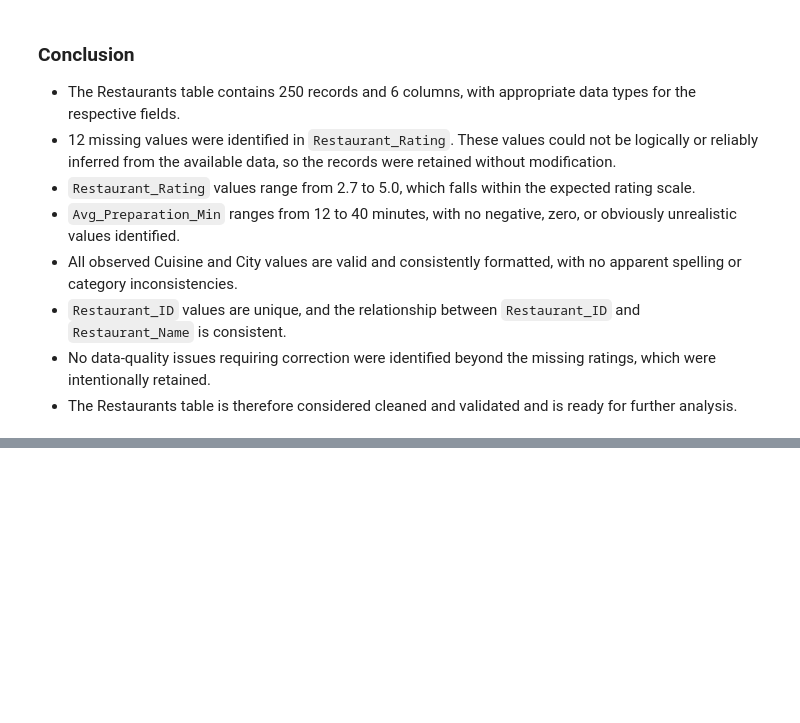
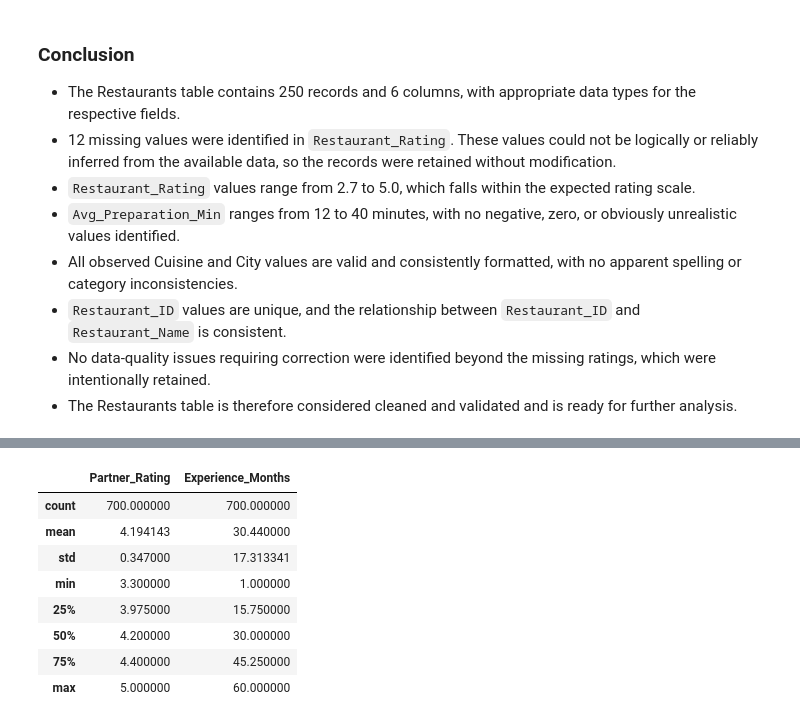
Before and after one commit to saradlakandri/Food-Delivery-Operations-Customer-Analytics, a Jupyter notebook: Python/Food_Delivery_Operations_Customer_Analytics.ipynb, the cells around one changed output, grey strips where cells are left out. Drawn from its saved outputs; the diff is of its cells as text; code cells hidden in the pictures; blank space fills up the shorter version.

```diff
--- a/Python/Food_Delivery_Operations_Customer_Analytics.ipynb
+++ b/Python/Food_Delivery_Operations_Customer_Analytics.ipynb
@@ -1201,0 +1271,14 @@ No. of duplicate value under ID columns is:  0
+# %%
+## Checking the statistical summary and valid range of numerical columns
+
+delivery_partners.describe()
+# %% [output]
+|  | Partner_Rating | Experience_Months |
+| count | 700.000000 | 700.000000 |
+| mean | 4.194143 | 30.440000 |
+| std | 0.347000 | 17.313341 |
+| min | 3.300000 | 1.000000 |
+| 25% | 3.975000 | 15.750000 |
+| 50% | 4.200000 | 30.000000 |
+| 75% | 4.400000 | 45.250000 |
+| max | 5.000000 | 60.000000 |
```
Also changed, not shown: parts of 16 cells of this notebook.
